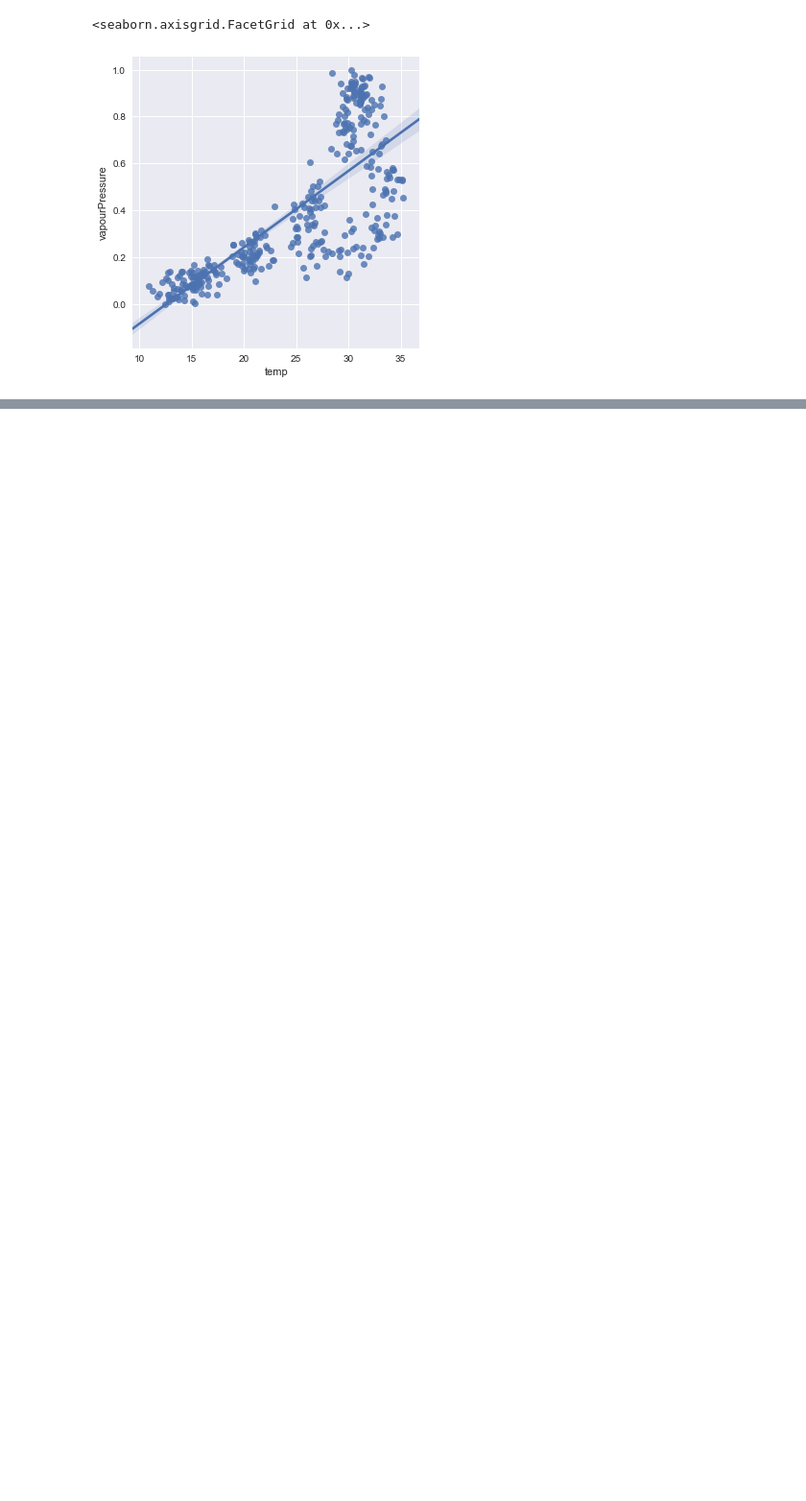
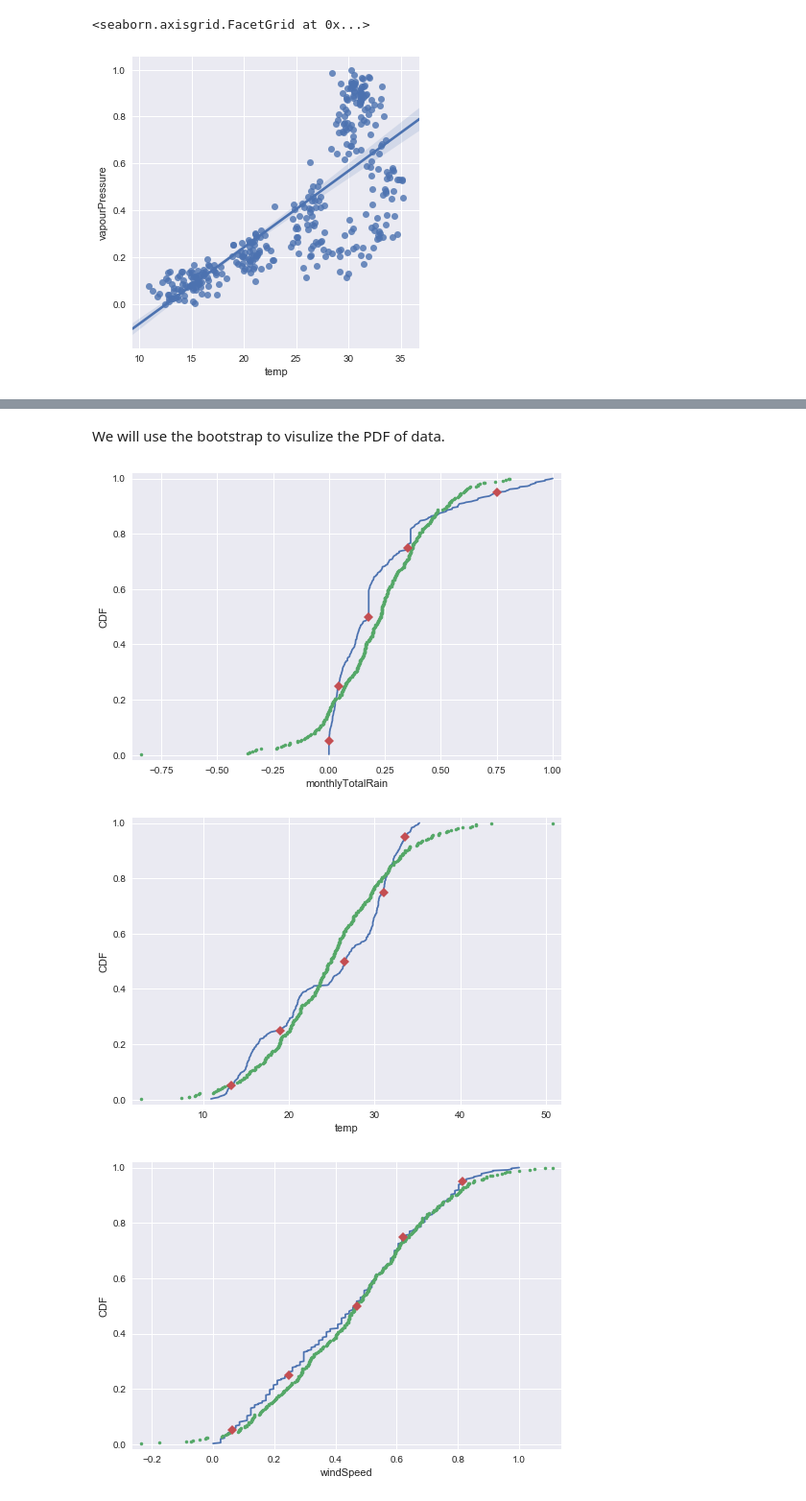
Before and after one commit to jarryJafery/python, a Jupyter notebook: pythonCodes/LahoreWeatherAnalysis.ipynb, the cells around one changed output, grey strips where cells are left out. Shown at 96% size. Drawn from its saved outputs; the diff is of its cells as text; code cells hidden in the pictures; blank space fills up the shorter version.

```diff
--- a/pythonCodes/LahoreWeatherAnalysis.ipynb
+++ b/pythonCodes/LahoreWeatherAnalysis.ipynb
@@ -620,0 +635,6 @@ sns.lmplot(x='temp',y='vapourPressure',data=df)
+# %%
+def ecdf(val):
+    n=len(val)
+    x=np.sort(val)
+    y=np.arange(1,n+1)/float(n)
+    return x,y
@@ -620,0 +643,17 @@ sns.lmplot(x='temp',y='vapourPressure',data=df)
+# %%
+def cdf(df,col):
+    x,y=ecdf(df[col])
+    sns.set()
+    plt.plot(x,y)
+    m=np.mean(df[col])
+    st=np.std(df[col])
+    sample=np.random.normal(m,st,len(df[col]))
+    percent=np.array([5,25,50,75,95])
+    per=np.percentile(df[col],percent)
+    x_sim,y_sim = ecdf(sample)
+    plt.plot(x_sim,y_sim,marker='.',linestyle='none')
+    plt.plot(per,percent/100.0,marker='D',linestyle='none')
+    plt.margins(0.02)
+    plt.xlabel(col)
+    plt.ylabel('CDF')
+    plt.show()
@@ -620,0 +678,2 @@ sns.lmplot(x='temp',y='vapourPressure',data=df)
+# %% [markdown]
+We will use the bootstrap to visulize the PDF of data.
@@ -620,0 +693,7 @@ sns.lmplot(x='temp',y='vapourPressure',data=df)
+# %%
+for col in df.columns:
+    cdf(df,col)
+# %% [output]
+[figure, added]
+[figure, added]
+[figure, added]
```
Also changed, not shown: parts of 20 cells of this notebook.
